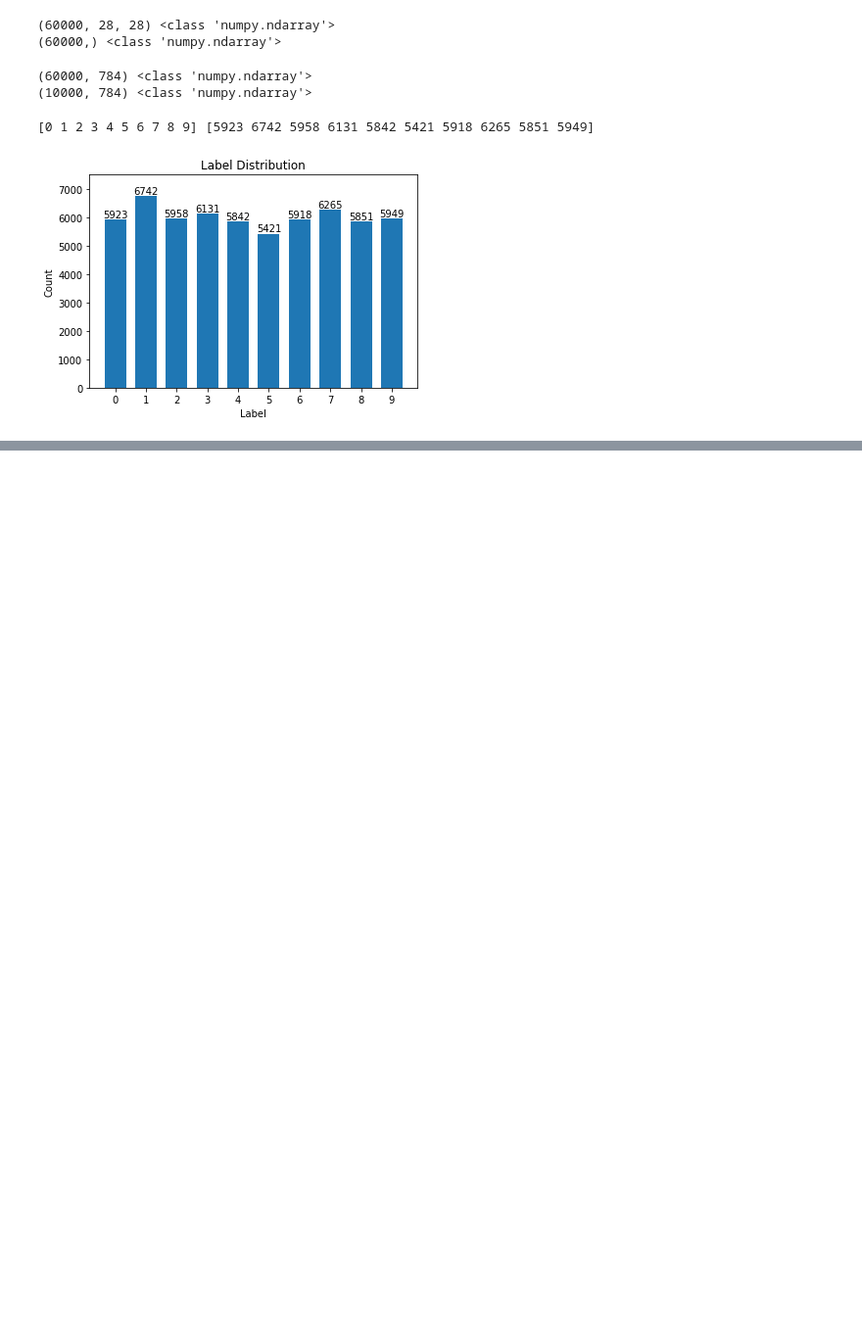
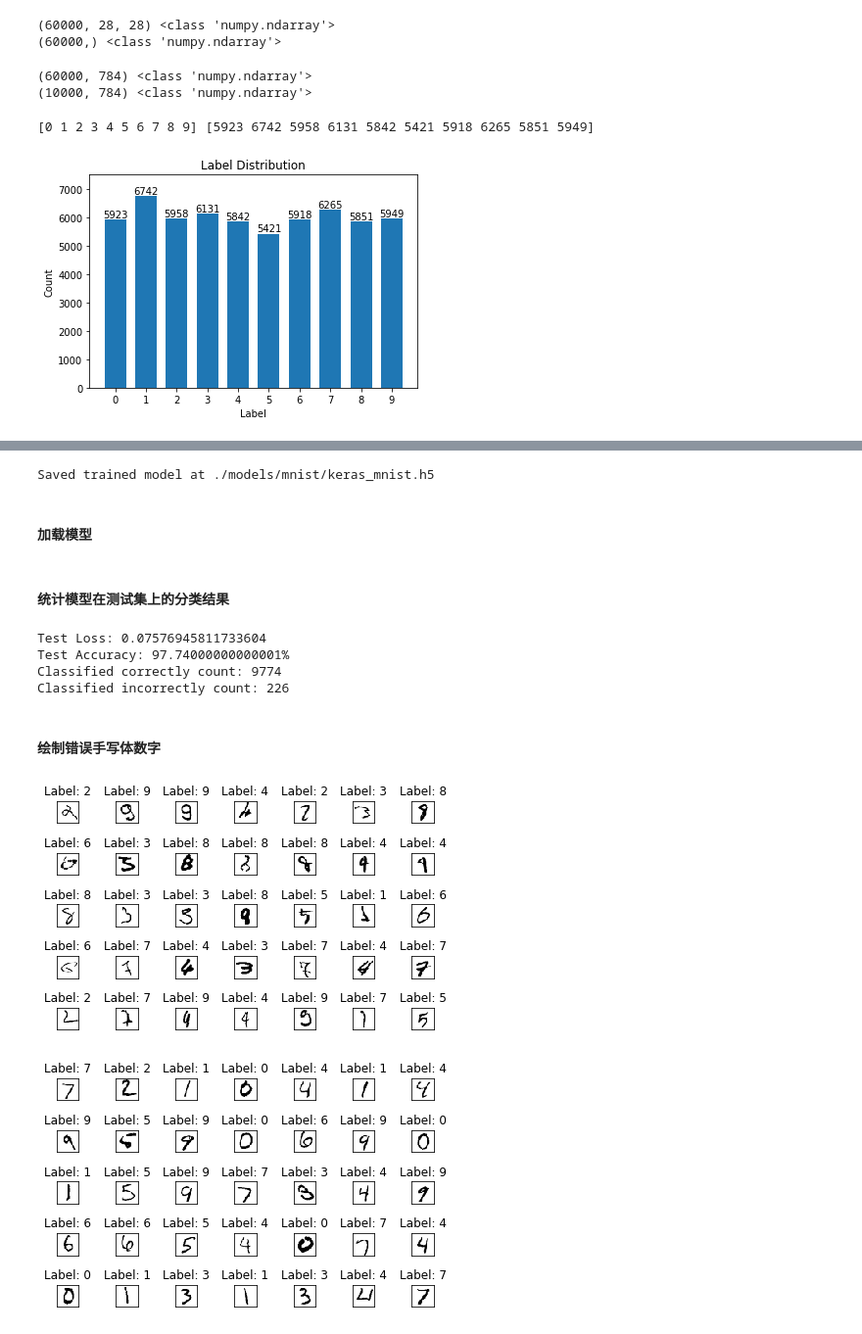
Before and after one commit to potteryorchid/jupyter-notebooks, a Jupyter notebook: tensorflow/08.MNISTAction.ipynb, the cells around one changed output, grey strips where cells are left out. Shown: that part at 98% size. Drawn from its saved outputs; the diff is of its cells as text; code cells hidden in the pictures; blank space fills up the shorter version.

Commit message:
add mnist action

```diff
--- a/tensorflow/08.MNISTAction.ipynb
+++ b/tensorflow/08.MNISTAction.ipynb
@@ -51,0 +177,68 @@ plt.show()
+# %%
+# save model
+import os
+import tensorflow.gfile as gfile
+
+save_dir = './models/mnist'
+
+if gfile.Exists(save_dir):
+    gfile.DeleteRecursively(save_dir)
+gfile.MakeDirs(save_dir)
+
+model_name = 'keras_mnist.h5'
+model_path = os.path.join(save_dir, model_name)
+model.save(model_path)
+print('Saved trained model at %s ' %model_path)
+# %% [output]
+Saved trained model at ./models/mnist/keras_mnist.h5
+# %% [markdown]
+#### 加载模型
+# %%
+from keras.models import load_model
+mnist_model = load_model(model_path)
+# %% [markdown]
+#### 统计模型在测试集上的分类结果
+# %%
+loss_and_metrics = mnist_model.evaluate(X_test, Y_test, verbose=2)
+
+print("Test Loss: {}".format(loss_and_metrics[0]))
+print("Test Accuracy: {}%".format(loss_and_metrics[1]*100))
+
+predicted_classes = mnist_model.predict_classes(X_test)
+
+correct_indices = np.nonzero(predicted_classes == y_test)[0]
+incorrect_indices = np.nonzero(predicted_classes != y_test)[0]
+print("Classified correctly count: {}".format(len(correct_indices)))
+print("Classified incorrectly count: {}".format(len(incorrect_indices)))
+# %% [output]
+Test Loss: 0.07576945811733604
+Test Accuracy: 97.74000000000001%
+Classified correctly count: 9774
+Classified incorrectly count: 226
+# %% [markdown]
+#### 绘制错误手写体数字
+# %%
+import matplotlib.pyplot as plt
+
+# incorrect predicted mnist
+fig = plt.figure()
+for i in range(35):
+    plt.subplot(5, 7, i+1) # 绘制前20个手写体数字，4行5列展示
+    plt.tight_layout() # 自动适配子图尺寸
+    plt.imshow(x_test[incorrect_indices[i]], cmap='Greys') # 使用灰色显示像素灰度值
+    plt.title("Label: {}".format(y_test[incorrect_indices[i]])) # 设置标签为子图标题
+    plt.xticks([]) # 删除x轴标记
+    plt.yticks([]) # 删除y轴标记
+
+# correct predicted mnist
+fig1 = plt.figure()
+for j in range(35):
+    plt.subplot(5, 7, j+1) # 绘制前20个手写体数字，4行5列展示
+    plt.tight_layout() # 自动适配子图尺寸
+    plt.imshow(x_test[correct_indices[j]], cmap='Greys') # 使用灰色显示像素灰度值
+    plt.title("Label: {}".format(y_test[correct_indices[j]])) # 设置标签为子图标题
+    plt.xticks([]) # 删除x轴标记
+    plt.yticks([]) # 删除y轴标记
+# %% [output]
+[figure, added]
+[figure, added]
```
Also changed, not shown: parts of 12 cells of this notebook, 5 other files.
